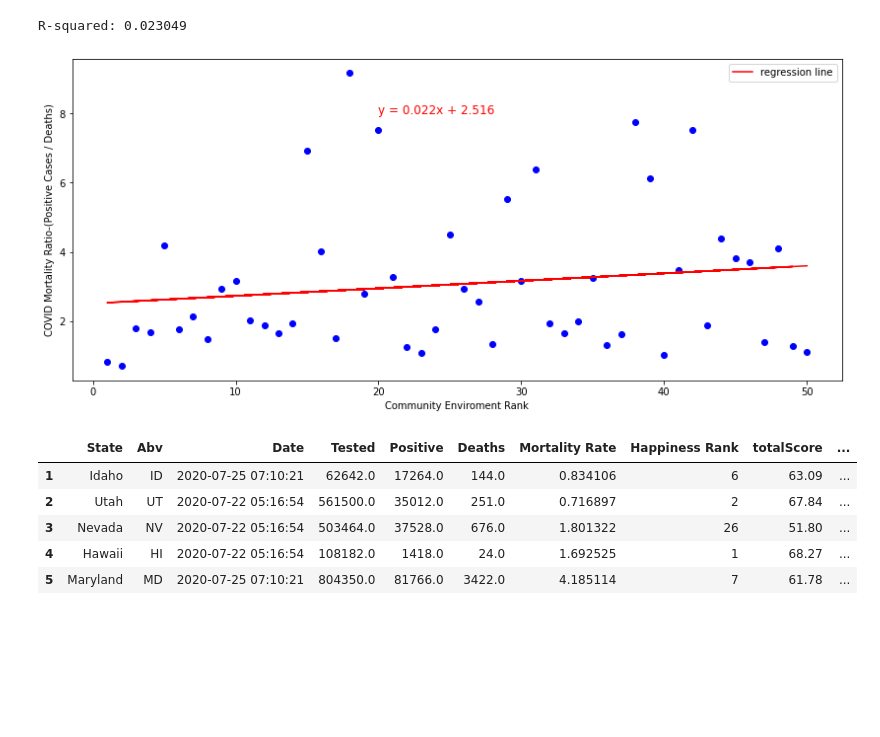
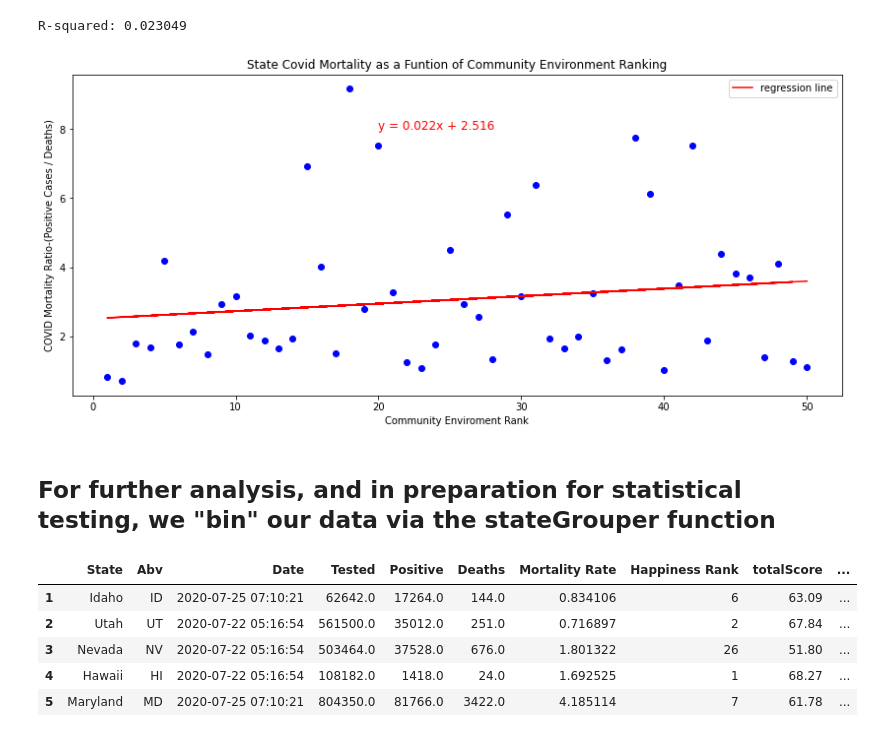
Before and after one commit to arerickson28/happiness_during_corona, a Jupyter notebook: Main.ipynb, the cells around one changed output. Cells and saved outputs as stored; diff of their text form; code cells hidden in the pictures; blank space fills up the shorter version.

```diff
--- a/Main.ipynb
+++ b/Main.ipynb
@@ -35,9 +45,12 @@ R-squared: 0.049195
 # %%
-scatterDraw("Community Enviroment Rank",  "Mortality Rate", master_df, 'blue')
+scatterDraw("Community Enviroment Rank",  "Mortality Rate", master_df, 'blue',
+            "State Covid Mortality as a Funtion of Community Environment Ranking")
 regressionLine(master_df["Community Enviroment Rank"],
             master_df["Mortality Rate"], 20, 8)
 plt.show()
 # %% [output]
 R-squared: 0.023049
-[figure, old version]
+[figure, new version]
+# %% [markdown]
+## For further analysis, and in preparation for statistical testing, we "bin" our data via the stateGrouper function
 # %%
```
Also changed, not shown: parts of 11 cells of this notebook, 1 other file.
